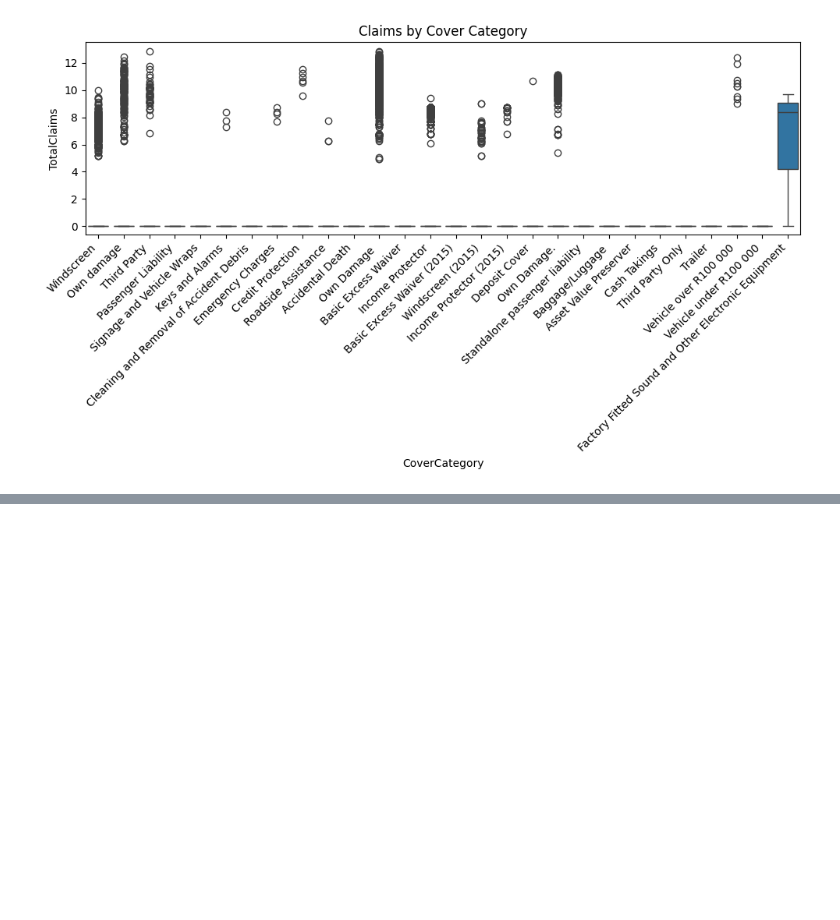
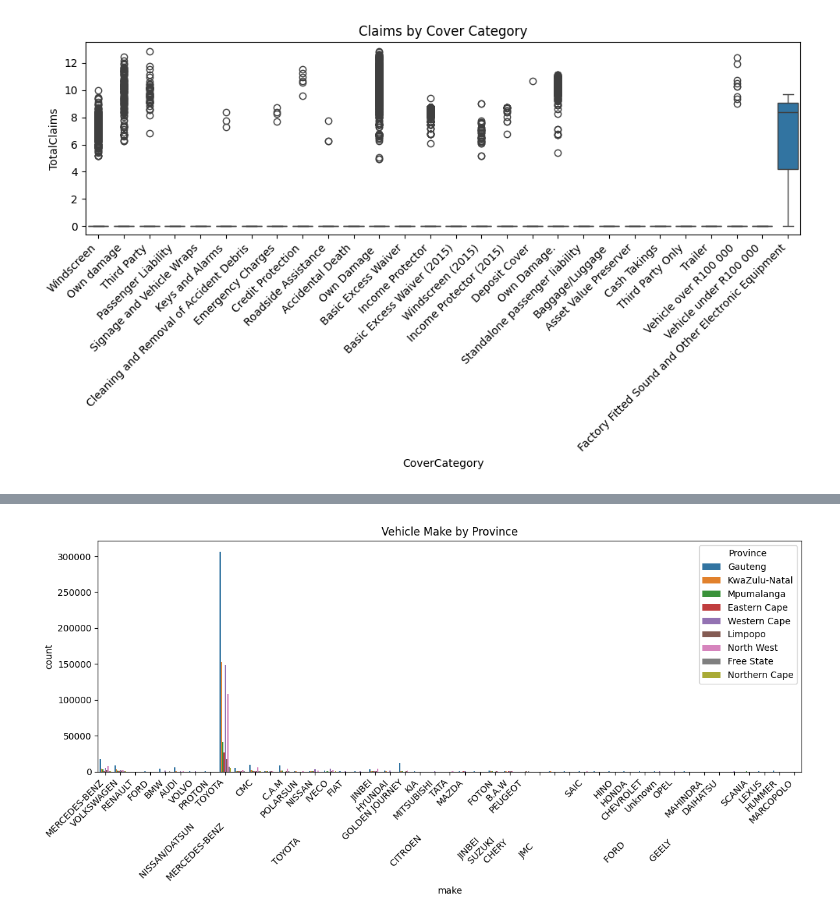
Before and after one commit to mekdes21/alpha-insurance-analytics, a Jupyter notebook: notebooks/04_visualization.ipynb, the cells around one changed output, grey strips where cells are left out. Drawn from its saved outputs; the diff is of its cells as text; code cells hidden in the pictures; blank space fills up the shorter version.

```diff
--- a/notebooks/04_visualization.ipynb
+++ b/notebooks/04_visualization.ipynb
@@ -28,0 +39,17 @@ plt.show()
+# %%
+# Count plot for Vehicle Make across Provinces
+plt.figure(figsize=(12, 6))
+sns.countplot(x='make', hue='Province', data=df)
+
+# Rotate x-axis labels for readability
+plt.xticks(rotation=45, ha='right')
+
+# Add title
+plt.title('Vehicle Make by Province')
+
+# Save and show the plot
+plt.tight_layout()
+plt.savefig('../reports/plots/countplot_vehicle_make_by_province.png')
+plt.show()
+# %% [output]
+[figure, added]
```
Also changed, not shown: parts of 3 cells of this notebook, 6 other files.
